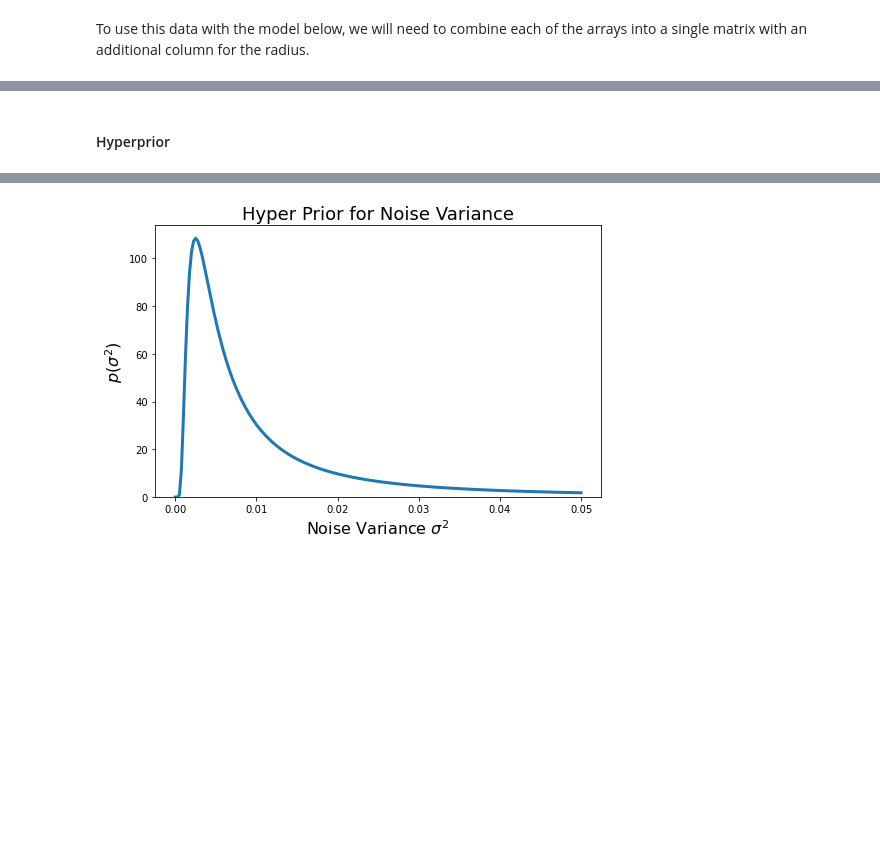
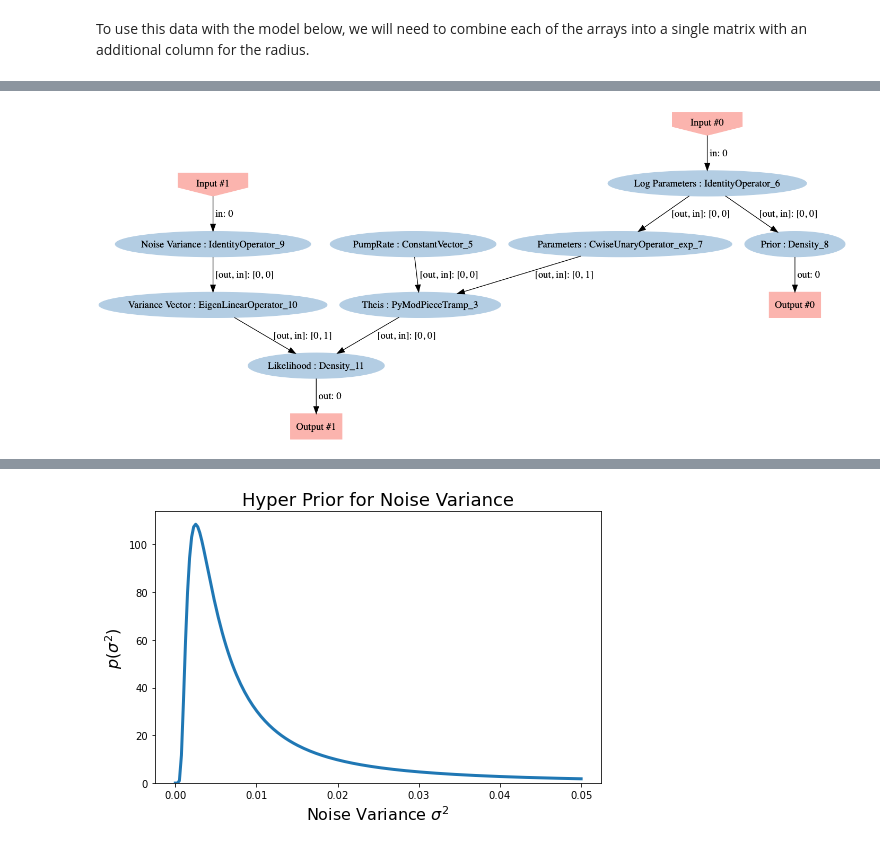
Before and after one commit to sebwolf-de/MUQ, a Jupyter notebook: examples/OtherApplications/PumpTest_Theis/TheisInference.ipynb, the cells around one changed output, grey strips where cells are left out. Cells and saved outputs as stored; diff of their text form; code cells hidden in the pictures; blank space fills up the shorter version.

```diff
--- a/examples/OtherApplications/PumpTest_Theis/TheisInference.ipynb
+++ b/examples/OtherApplications/PumpTest_Theis/TheisInference.ipynb
@@ -384,5 +415,8 @@ likely = mm.Gaussian(H[:,2],mm.Gaussian.DiagCovariance)
 graph.AddNode(likely.AsDensity(), "Likelihood")
 graph.AddEdge('Theis', 0, 'Likelihood', 0)
 graph.AddEdge('Variance Vector', 0, 'Likelihood', 1)
-# %% [markdown]
-#### Hyperprior
+# %%
+graph.Visualize('PosteriorGraph_Step3.png')
+Image('PosteriorGraph_Step3.png')
+# %% [output]
+[figure, added]
```
Also changed, not shown: parts of 40 cells of this notebook, 2 other files.
